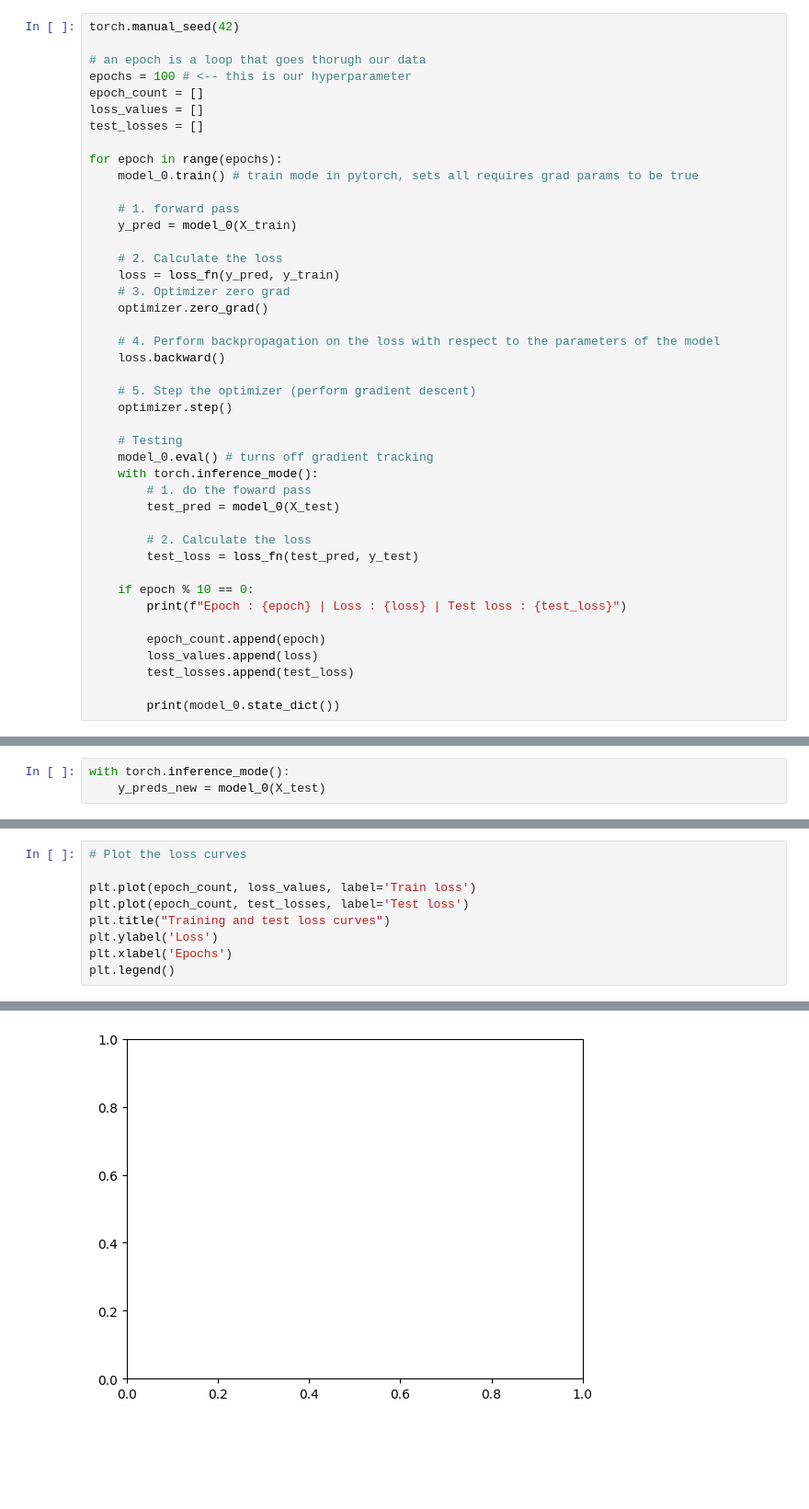
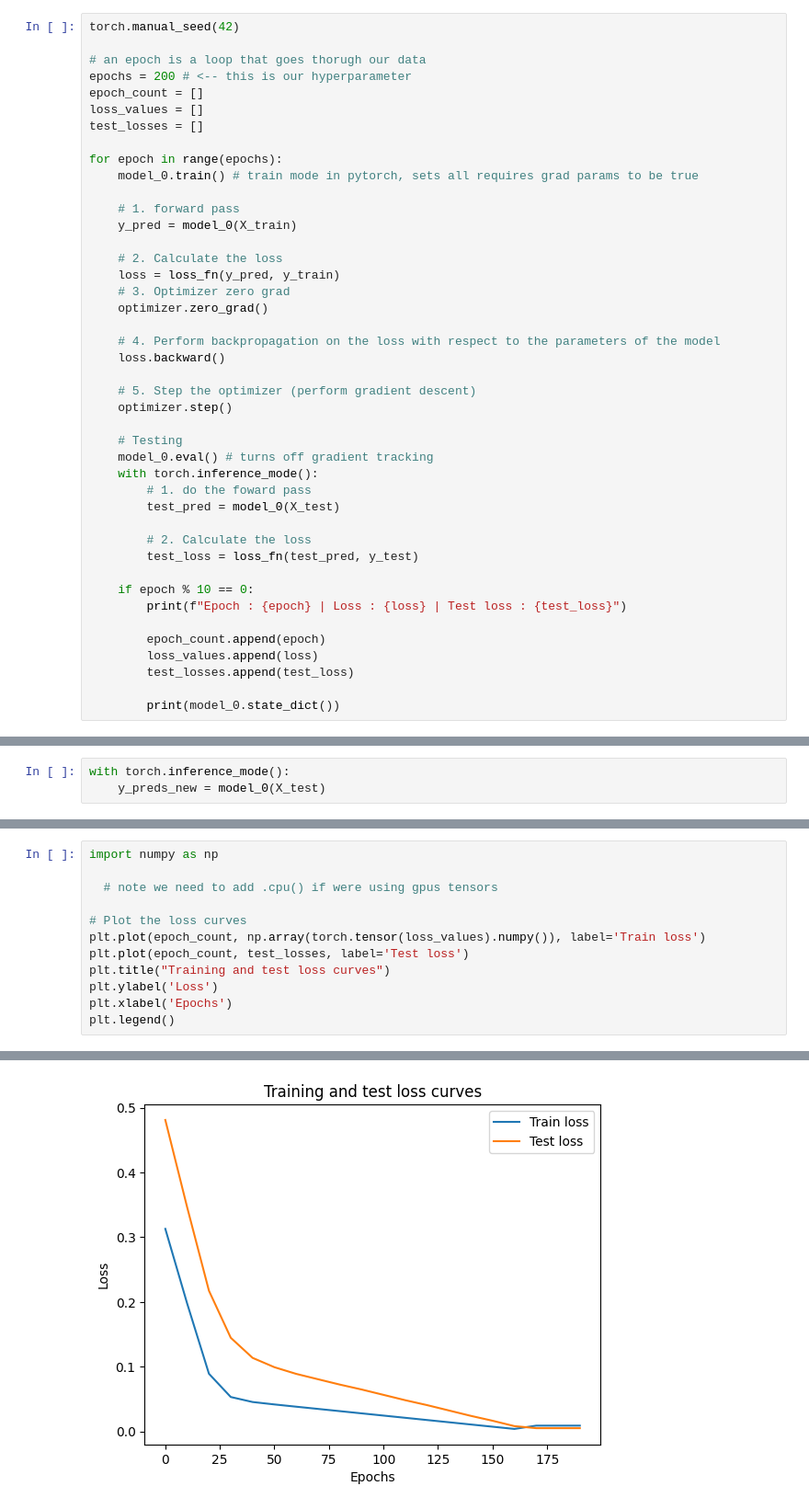
Before and after one commit to HenryGunadi/learn_deep_learning, a Jupyter notebook: notebooks/pytorch_workflow.ipynb, the cells around one changed output, grey strips where cells are left out. Shown: that part at 92% size. Saved outputs shown, nothing was run; the diff lists cells and outputs as text; blank space fills up the shorter version.

```diff
--- a/notebooks/pytorch_workflow.ipynb
+++ b/notebooks/pytorch_workflow.ipynb
@@ -163,7 +163,7 @@ optimizer = torch.optim.SGD(params=model_0.parameters(),
 torch.manual_seed(42)
 
 # an epoch is a loop that goes thorugh our data
-epochs = 100 # <-- this is our hyperparameter
+epochs = 200 # <-- this is our hyperparameter
 epoch_count = []
 loss_values = []
 test_losses = []
@@ -264,7 +238,10 @@ np.array(epoch_count), loss_values, test_losses
 # %%
+import numpy as np
+
+  # note we need to add .cpu() if were using gpus tensors
+
 # Plot the loss curves
-
-plt.plot(epoch_count, loss_values, label='Train loss')
+plt.plot(epoch_count, np.array(torch.tensor(loss_values).numpy()), label='Train loss')
 plt.plot(epoch_count, test_losses, label='Test loss')
 plt.title("Training and test loss curves")
 plt.ylabel('Loss')
@@ -275 +252 @@ RuntimeError: Can't call numpy() on Tensor that requires grad. Use tensor.detach
-[figure, old version]
+[figure, new version]
```
Also changed, not shown: parts of 11 cells of this notebook, 3 other files.
